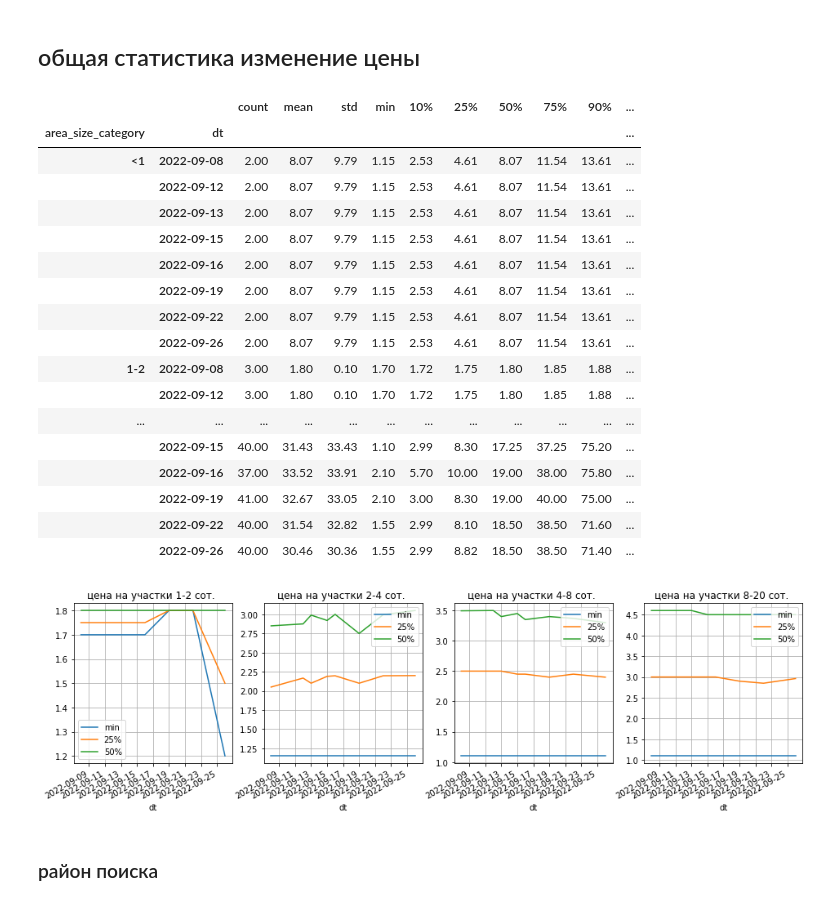
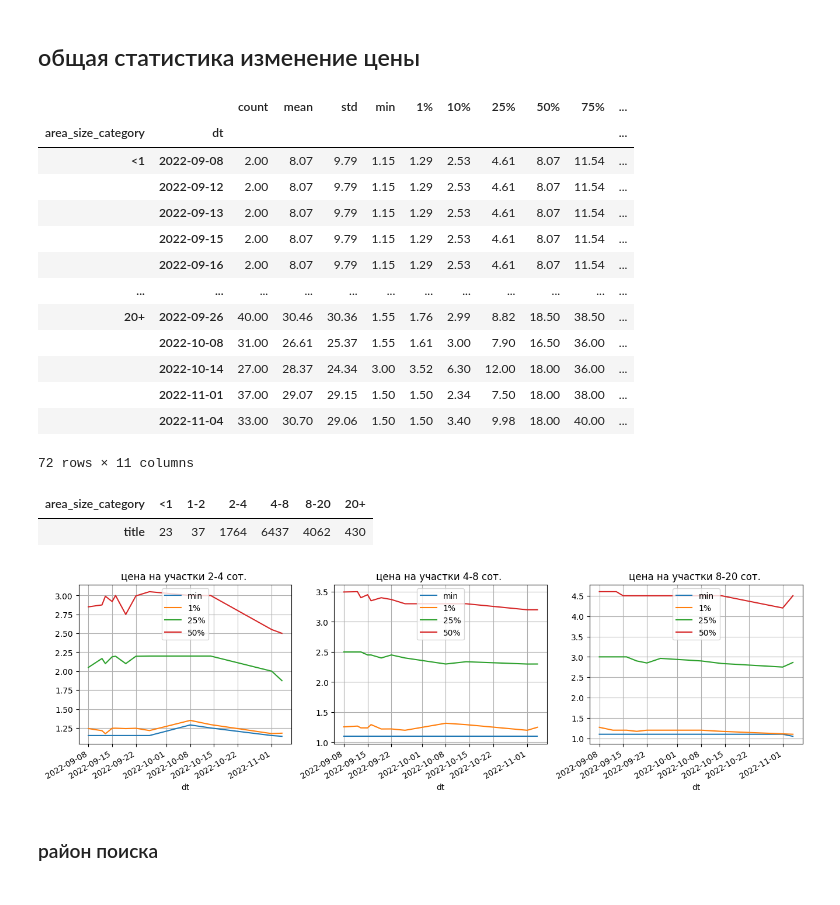
Before and after one commit to smechanoid/avito-parser, a Jupyter notebook: 07b-analysis-land.ipynb, the cells around one changed output. Drawn from its saved outputs; the diff is of its cells as text; code cells hidden in the pictures.

```diff
--- a/07b-analysis-land.ipynb
+++ b/07b-analysis-land.ipynb
@@ -100,39 +100,46 @@ ts = '2022-08-01' # ограничиваем дату
 stat = (
     gdf.query('priceM>1.')
     .groupby(['area_size_category','dt'])
-    ['priceM'].describe(percentiles=[.1,.25,.5,.75,.9])
+    ['priceM'].describe(percentiles=[.01,.1,.25,.5,.75,.9])
 )
 stat
 # %% [output]
-|  |  | count | mean | std | min | 10% | 25% | 50% | 75% | 90% | ... |
+|  |  | count | mean | std | min | 1% | 10% | 25% | 50% | 75% | ... |
 | area_size_category | dt |  |  |  |  |  |  |  |  |  | ... |
-| <1 | 2022-09-08 | 2.00 | 8.07 | 9.79 | 1.15 | 2.53 | 4.61 | 8.07 | 11.54 | 13.61 | ... |
-|  | 2022-09-12 | 2.00 | 8.07 | 9.79 | 1.15 | 2.53 | 4.61 | 8.07 | 11.54 | 13.61 | ... |
-|  | 2022-09-13 | 2.00 | 8.07 | 9.79 | 1.15 | 2.53 | 4.61 | 8.07 | 11.54 | 13.61 | ... |
-|  | 2022-09-15 | 2.00 | 8.07 | 9.79 | 1.15 | 2.53 | 4.61 | 8.07 | 11.54 | 13.61 | ... |
-|  | 2022-09-16 | 2.00 | 8.07 | 9.79 | 1.15 | 2.53 | 4.61 | 8.07 | 11.54 | 13.61 | ... |
-|  | 2022-09-19 | 2.00 | 8.07 | 9.79 | 1.15 | 2.53 | 4.61 | 8.07 | 11.54 | 13.61 | ... |
-|  | 2022-09-22 | 2.00 | 8.07 | 9.79 | 1.15 | 2.53 | 4.61 | 8.07 | 11.54 | 13.61 | ... |
-|  | 2022-09-26 | 2.00 | 8.07 | 9.79 | 1.15 | 2.53 | 4.61 | 8.07 | 11.54 | 13.61 | ... |
-| 1-2 | 2022-09-08 | 3.00 | 1.80 | 0.10 | 1.70 | 1.72 | 1.75 | 1.80 | 1.85 | 1.88 | ... |
-|  | 2022-09-12 | 3.00 | 1.80 | 0.10 | 1.70 | 1.72 | 1.75 | 1.80 | 1.85 | 1.88 | ... |
+| <1 | 2022-09-08 | 2.00 | 8.07 | 9.79 | 1.15 | 1.29 | 2.53 | 4.61 | 8.07 | 11.54 | ... |
+|  | 2022-09-12 | 2.00 | 8.07 | 9.79 | 1.15 | 1.29 | 2.53 | 4.61 | 8.07 | 11.54 | ... |
+|  | 2022-09-13 | 2.00 | 8.07 | 9.79 | 1.15 | 1.29 | 2.53 | 4.61 | 8.07 | 11.54 | ... |
+|  | 2022-09-15 | 2.00 | 8.07 | 9.79 | 1.15 | 1.29 | 2.53 | 4.61 | 8.07 | 11.54 | ... |
+|  | 2022-09-16 | 2.00 | 8.07 | 9.79 | 1.15 | 1.29 | 2.53 | 4.61 | 8.07 | 11.54 | ... |
 | ... | ... | ... | ... | ... | ... | ... | ... | ... | ... | ... | ... |
-|  | 2022-09-15 | 40.00 | 31.43 | 33.43 | 1.10 | 2.99 | 8.30 | 17.25 | 37.25 | 75.20 | ... |
-|  | 2022-09-16 | 37.00 | 33.52 | 33.91 | 2.10 | 5.70 | 10.00 | 19.00 | 38.00 | 75.80 | ... |
-|  | 2022-09-19 | 41.00 | 32.67 | 33.05 | 2.10 | 3.00 | 8.30 | 19.00 | 40.00 | 75.00 | ... |
-|  | 2022-09-22 | 40.00 | 31.54 | 32.82 | 1.55 | 2.99 | 8.10 | 18.50 | 38.50 | 71.60 | ... |
-|  | 2022-09-26 | 40.00 | 30.46 | 30.36 | 1.55 | 2.99 | 8.82 | 18.50 | 38.50 | 71.40 | ... |
+| 20+ | 2022-09-26 | 40.00 | 30.46 | 30.36 | 1.55 | 1.76 | 2.99 | 8.82 | 18.50 | 38.50 | ... |
+|  | 2022-10-08 | 31.00 | 26.61 | 25.37 | 1.55 | 1.61 | 3.00 | 7.90 | 16.50 | 36.00 | ... |
+|  | 2022-10-14 | 27.00 | 28.37 | 24.34 | 3.00 | 3.52 | 6.30 | 12.00 | 18.00 | 36.00 | ... |
+|  | 2022-11-01 | 37.00 | 29.07 | 29.15 | 1.50 | 1.50 | 2.34 | 7.50 | 18.00 | 38.00 | ... |
+|  | 2022-11-04 | 33.00 | 30.70 | 29.06 | 1.50 | 1.50 | 3.40 | 9.98 | 18.00 | 40.00 | ... |
+72 rows × 11 columns
+# %%
+( # количество предложений
+    gdf.query('priceM>1.')
+    .groupby(['area_size_category'])
+    [['title']].count()
+).T
+# %% [output]
+| area_size_category | <1 | 1-2 | 2-4 | 4-8 | 8-20 | 20+ |
+| title | 23 | 37 | 1764 | 6437 | 4062 | 430 |
 # %%
 import matplotlib.pyplot as plt
 
 # sizes = [ '<1', '1-2', '2-4', '4-8', '8-20', '20+', ]
-sizes = [ '1-2', '2-4', '4-8', '8-20', ]
+# sizes = [ '1-2', '2-4', '4-8', '8-20', ]
+sizes = [ '2-4', '4-8', '8-20', ]
 
-fig, ax = plt.subplots(1,len(sizes),figsize=(16,4))
+# fig, ax = plt.subplots(1,len(sizes),figsize=(16,4), sharey=True)
+fig, ax = plt.subplots(1,len(sizes),figsize=(16,4), sharey=False)
 for i,s in enumerate(sizes):
-    stat.loc[s,['min','25%','50%']].plot(grid=True, title=f'цена на участки {s} сот. ',ax=ax[i])
+    stat.loc[s,['min','1%','25%','50%']].plot(grid=True, title=f'цена на участки {s} сот. ',ax=ax[i])
 # %% [output]
-[figure, old version]
+[figure, new version]
 # %% [markdown]
 ### район поиска
 # %%
```
Also changed, not shown: parts of 12 cells of this notebook, 8 other files.
